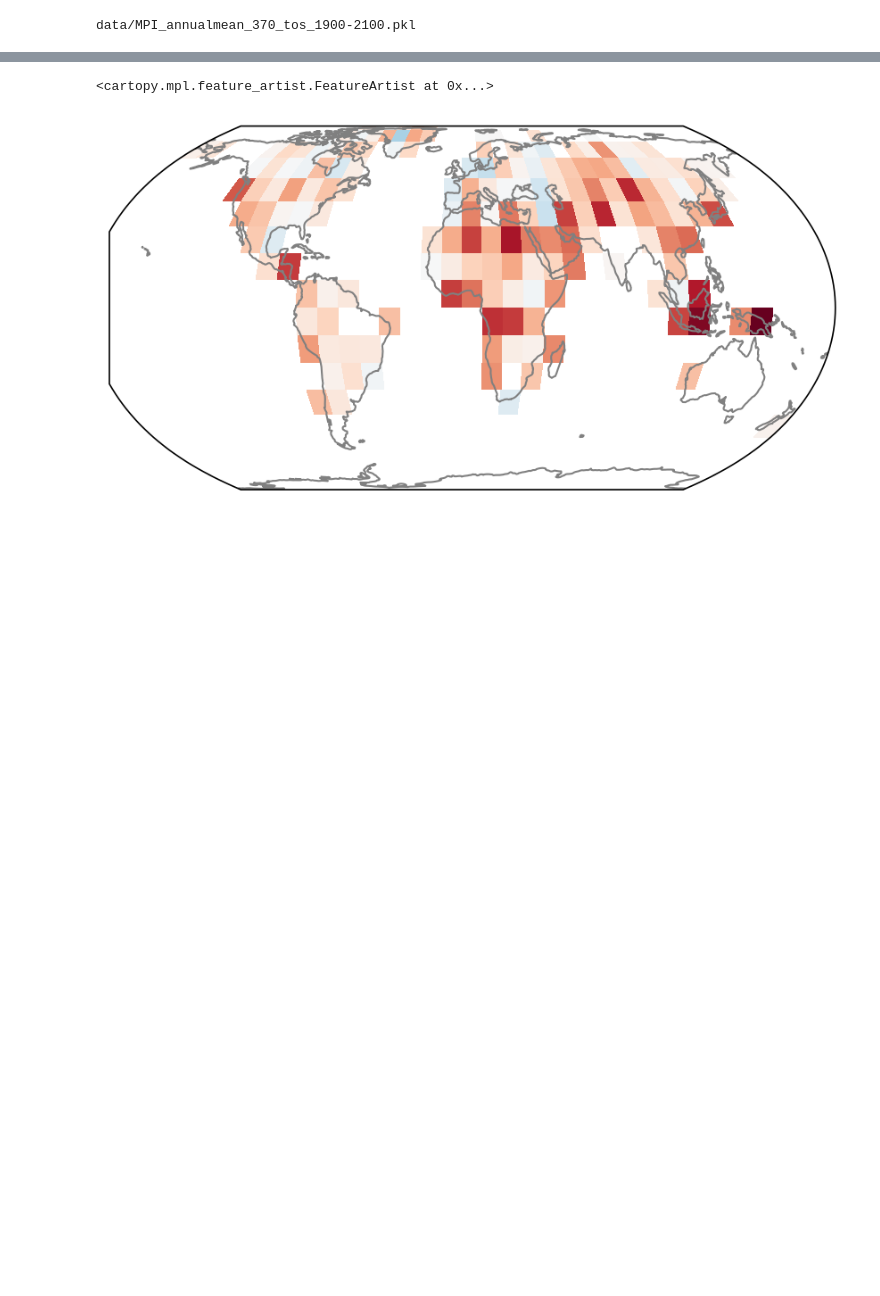
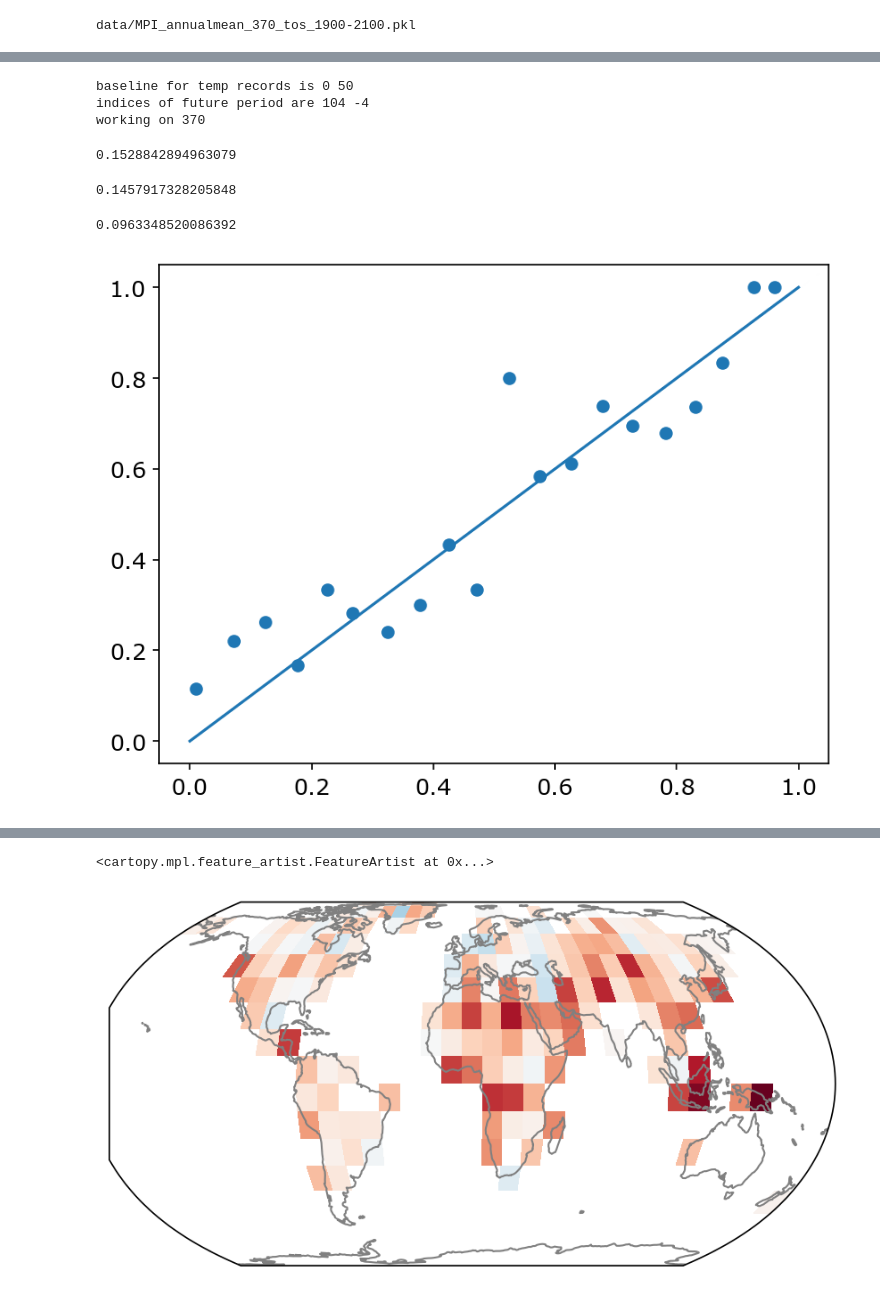
Before and after one commit to emily-gordy/predictability-emergence, a Jupyter notebook: calibration.ipynb, the cells around one changed output, grey strips where cells are left out. Saved outputs shown, nothing was run; the diff lists cells and outputs as text; code cells hidden in the pictures; blank space fills up the shorter version.

```diff
--- a/calibration.ipynb
+++ b/calibration.ipynb
@@ -225,0 +240,47 @@ landmask = np.isnan(np.nanmean(AllObs.alloutput,axis=0))
+# %%
+allalltestcorrected = []
+allalltestpred = []
+allalltestqm = []
+
+_, _, alltest = AllData.trainvaltest_recordmax_withrecordmax(trainvaltest,experiment_era,baselineera,inputlength,outputavgtime,lat,lon)
+
+inputtest, inputtestGMT, outputtest = DataHolder.tensortime_onehot_withrecordmax(alltest,nclasses=2)
+
+for iseed,seed in enumerate(seedlist):
+
+    testtrueclass = np.argmax(outputtest.numpy(),axis=1)
+    alltesttrue = testtrueclass
+
+    testimbalance = np.mean(outputtest[:,1].numpy())
+    testimbalance = [float((1-testimbalance)),float(testimbalance)]
+
+        # load the model
+
+    loadfile = "models/"+ modelfilefront+ "avgtime_"+ str(outputavgtime)+ "_allssps_lat_"+ str(lat)+ "_lon_"+ str(lon)+ "_seed_"+ str(seed)+ ".pt"
+    cnn = buildmodel.CNNclassifier(inputtest, inputtestGMT, 2).to('cpu')
+    cnn.load_state_dict(torch.load(loadfile,map_location=torch.device('cpu'), weights_only=False))
+    cnn.to(device)
+
+    annloadfile = "models/"+annmodelfilefront+"avgtime_"+str(outputavgtime)+"_allssps_lat_"+str(lat)+"_lon_"+str(lon)+"_seed_"+str(seed)+".pt"
+    ann = buildmodel.ANNclassifier(inputtestGMT, 2).to('cpu')
+    ann.load_state_dict(torch.load(annloadfile,map_location=torch.device('cpu'), weights_only=False))
+    ann.to(device)
+
+    with torch.no_grad():
+        cnn.eval()
+        testpred = cnn(inputtest.to(device), inputtestGMT.to(device)).cpu().numpy()
+
+        ann.eval()
+        testpred_ann = ann(inputtestGMT.to(device)).cpu().numpy()
+
+    alltestpred = testpred[:,1]
+    alltestpred_ann = testpred_ann[:,1]
+
+    allalltestpred.append(alltestpred)
+    alltestcorrected,alltestqm = quantile_correction(alltestpred,qm_correction,np.linspace(0,1,20))
+    allalltestcorrected.append(alltestcorrected)
+    allalltestqm.append(alltestqm)
+# %% [output]
+baseline for temp records is 0 50
+indices of future period are 104 -4
+working on 370
@@ -225,0 +296,17 @@ landmask = np.isnan(np.nanmean(AllObs.alloutput,axis=0))
+# %%
+uncorrectbs
+# %% [output]
+0.1528842894963079
+# %%
+correctbs
+# %% [output]
+0.1457917328205848
+# %%
+a,b,_,ece = reliability(alltestpredmean,alltesttrue)
+# %%
+plt.scatter(a,b)
+plt.plot(np.arange(0,1.2,0.2),np.arange(0,1.2,0.2))
+ece
+# %% [output]
+0.0963348520086392
+[figure, added]
```
Also changed, not shown: parts of 26 cells of this notebook, 1 other file.
